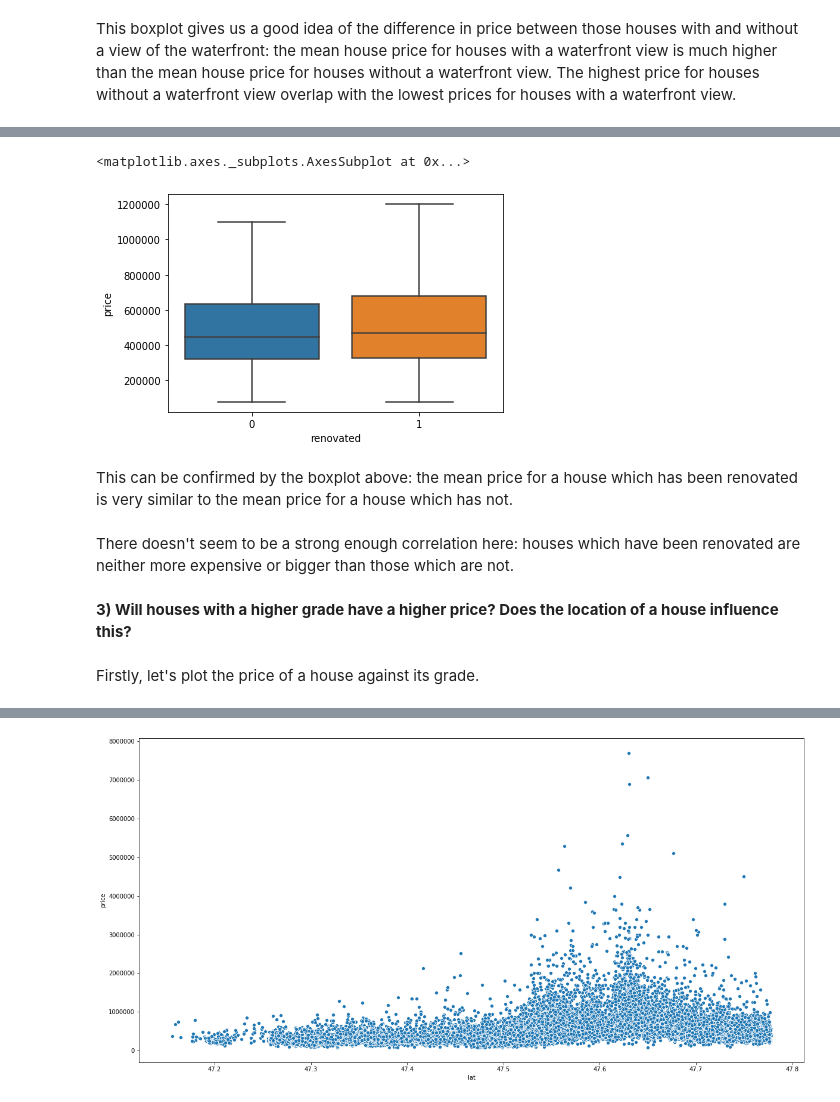
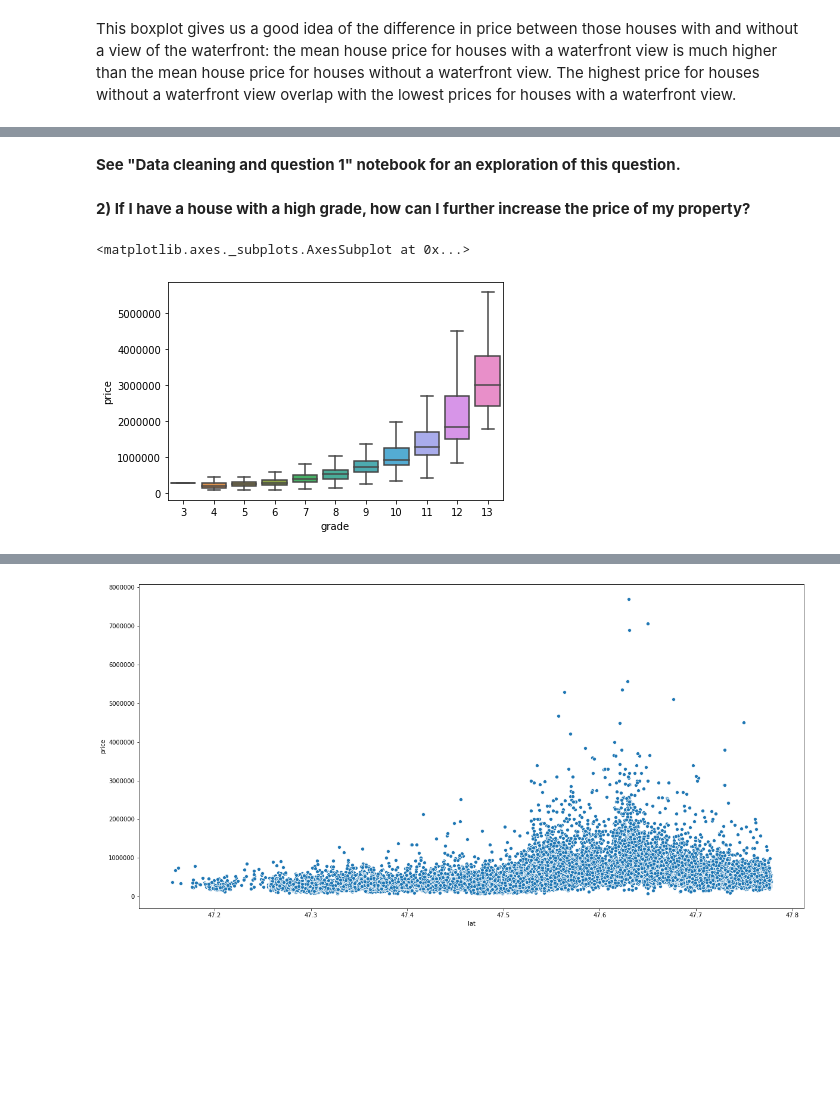
Before and after one commit to HeleneBu/Project_1, a Jupyter notebook: Introduction and EDA.ipynb, the cells around one changed output, grey strips where cells are left out. Saved outputs shown, nothing was run; the diff lists cells and outputs as text; code cells hidden in the pictures; blank space fills up the shorter version.

```diff
--- a/Introduction and EDA.ipynb
+++ b/Introduction and EDA.ipynb
@@ -244,2 +191,0 @@ array([1955, 1951, 1933, 1965, 1987, 2001, 1995, 1963, 1960, 2003, 1942,
-# %%
-df['sales_year'] = df.date.map(lambda x: '{}'.format(x[-4:]))
@@ -340,2 +191,0 @@ df['yr_renovated'].isna().sum()
-# %%
-df.loc[df['yr_renovated'] == 0.0, "renovated"]= '0'
@@ -352,2 +191,0 @@ df.head()
-# %%
-df.loc[df['yr_renovated'] != 0.0, "renovated"]= '1'
@@ -371,13 +192,9 @@ ax = sns.scatterplot(x="sqft_living", y="price", hue="renovated",
+# %% [markdown]
+**See "Data cleaning and question 1" notebook for an exploration of this question.**
+# %% [markdown]
+**2) If I have a house with a high grade, how can I further increase the price of my property?**
 # %%
-sns.boxplot(x = 'renovated', y = 'price', data = df, showfliers = False)
+sns.boxplot(x = 'grade', y = 'price', data = df, showfliers = False)
 # %% [output]
 <matplotlib.axes._subplots.AxesSubplot at 0x...>
-[figure, old version]
+[figure, new version]
-# %% [markdown]
-This can be confirmed by the boxplot above: the mean price for a house which has been renovated is very similar to the mean price for a house which has not.
-# %% [markdown]
-There doesn't seem to be a strong enough correlation here: houses which have been renovated are neither more expensive or bigger than those which are not.
-# %% [markdown]
-**3) Will houses with a higher grade have a higher price? Does the location of a house influence this?**
-# %% [markdown]
-Firstly, let's plot the price of a house against its grade.
```
Also changed, not shown: parts of 61 cells of this notebook, 1 other file.
